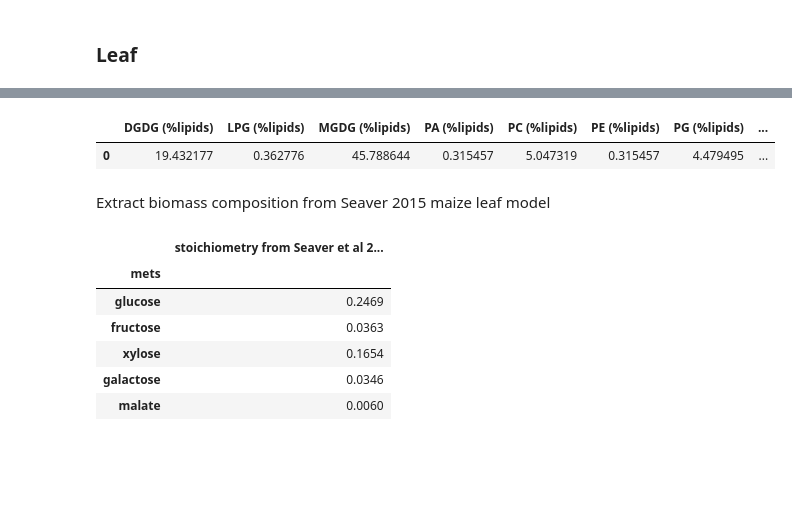
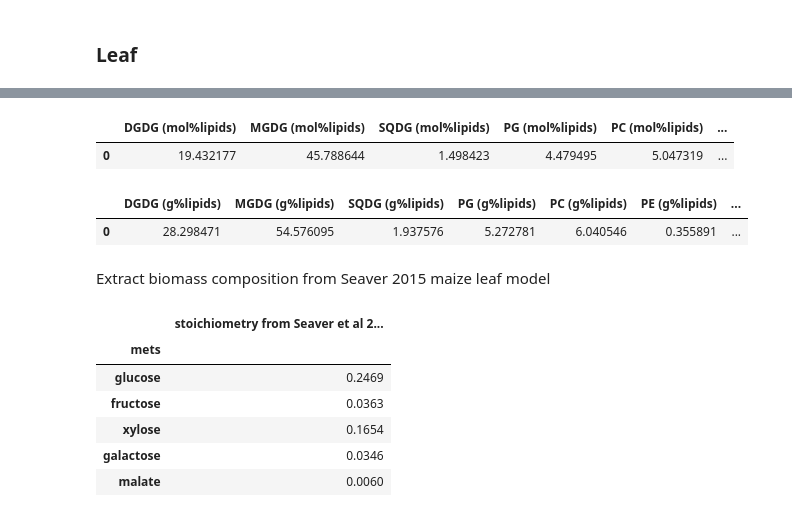
Before and after one commit to cropsinsilico/tissue-specific-FBA-models, a Jupyter notebook: Biomass data - maize.ipynb, the cells around one changed output, grey strips where cells are left out. Saved outputs shown, nothing was run; the diff lists cells and outputs as text; code cells hidden in the pictures; blank space fills up the shorter version.

```diff
--- a/Biomass data - maize.ipynb
+++ b/Biomass data - maize.ipynb
@@ -134,19 +269,41 @@ Extract lipid  from Gu et al 2017, Figure 3
 
 <img src="references/Screenshot_20190719_162426.png" height=50% width=50%>
 # %%
-df_leaf_content_1 = pd.DataFrame(data={"DGDG (%lipids)":[19.43217665615142],
-                                       "MGDG (%lipids)":[45.78864353312303],
-                                       "SQDG (%lipids)":[1.4984227129337468],
-                                       "PG (%lipids)":[4.479495268138808],
-                                       "PC (%lipids)":[5.047318611987379],
-                                       "PE (%lipids)":[0.31545741324921295],
-                                       "PI (%lipids)":[2.1608832807570963],
-                                       "PA (%lipids)":[0.31545741324921295],
-                                       "LPG (%lipids)":[0.3627760252365908]})
+df_leaf_content_1 = pd.DataFrame(data={"DGDG (mol%lipids)":[19.43217665615142],
+                                       "MGDG (mol%lipids)":[45.78864353312303],
+                                       "SQDG (mol%lipids)":[1.4984227129337468],
+                                       "PG (mol%lipids)":[4.479495268138808],
+                                       "PC (mol%lipids)":[5.047318611987379],
+                                       "PE (mol%lipids)":[0.31545741324921295],
+                                       "PI (mol%lipids)":[2.1608832807570963],
+                                       "PA (mol%lipids)":[0.31545741324921295],
+                                       "LPG (mol%lipids)":[0.3627760252365908]})
 df_leaf_content_1
 # %% [output]
-|  | DGDG (%lipids) | LPG (%lipids) | MGDG (%lipids) | PA (%lipids) | PC (%lipids) | PE (%lipids) | PG (%lipids) | ... |
-| 0 | 19.432177 | 0.362776 | 45.788644 | 0.315457 | 5.047319 | 0.315457 | 4.479495 | ... |
+|  | DGDG (mol%lipids) | MGDG (mol%lipids) | SQDG (mol%lipids) | PG (mol%lipids) | PC (mol%lipids) | ... |
+| 0 | 19.432177 | 45.788644 | 1.498423 | 4.479495 | 5.047319 | ... |
+# %%
+df_leaf_content_1["DGDG (g of mol%lipids)"] = df_leaf_content_1["DGDG (mol%lipids)"]*model.metabolites.Galactosyl_galactosyl_diacyl_glycerols_p.formula_weight
+df_leaf_content_1["MGDG (g of mol%lipids)"] = df_leaf_content_1["MGDG (mol%lipids)"]*model.metabolites.D_Galactosyl_12_diacyl_glycerols_p.formula_weight
+df_leaf_content_1["SQDG (g of mol%lipids)"] = df_leaf_content_1["SQDG (mol%lipids)"]*model.metabolites.SULFOQUINOVOSYLDIACYLGLYCEROL_p.formula_weight
+df_leaf_content_1["PG (g of mol%lipids)"] = df_leaf_content_1["PG (mol%lipids)"]*model.metabolites.L_1_PHOSPHATIDYL_GLYCEROL_p.formula_weight
+df_leaf_content_1["PC (g of mol%lipids)"] = df_leaf_content_1["PC (mol%lipids)"]*model.metabolites.PHOSPHATIDYL_CHOLINE_r.formula_weight
+df_leaf_content_1["PE (g of mol%lipids)"] = df_leaf_content_1["PE (mol%lipids)"]*model.metabolites.L_1_PHOSPHATIDYL_ETHANOLAMINE_r.formula_weight
+df_leaf_content_1["PI (g of mol%lipids)"] = df_leaf_content_1["PI (mol%lipids)"]*model.metabolites.L_1_phosphatidyl_inositols_r.formula_weight
+df_leaf_content_1["PA (g of mol%lipids)"] = df_leaf_content_1["PA (mol%lipids)"]*model.metabolites.L_PHOSPHATIDATE_p.formula_weight
+df_leaf_content_1["LPG (g of mol%lipids)"] = df_leaf_content_1["LPG (mol%lipids)"]*model.metabolites.Lysophosphatidylglycerols_r.formula_weight
+
+cols2proc = [col for col in df_leaf_content_1.columns if "(g of mol%lipids)" in col]
+tot=0
+for col in cols2proc:
+    tot = tot + df_leaf_content_1[col][0]
+df_leaf_content_1_proc = pd.DataFrame(data={})
+for col in cols2proc:
+    df_leaf_content_1_proc[col.replace("(g of mol%lipids)","(g%lipids)")] = 100*df_leaf_content_1[col]/tot
+df_leaf_content_1_proc
+# %% [output]
+|  | DGDG (g%lipids) | MGDG (g%lipids) | SQDG (g%lipids) | PG (g%lipids) | PC (g%lipids) | PE (g%lipids) | ... |
+| 0 | 28.298471 | 54.576095 | 1.937576 | 5.272781 | 6.040546 | 0.355891 | ... |
 # %% [markdown]
 Extract biomass composition from Seaver 2015 maize leaf model
 # %%
```
Also changed, not shown: parts of 25 cells of this notebook, 30 other files.
